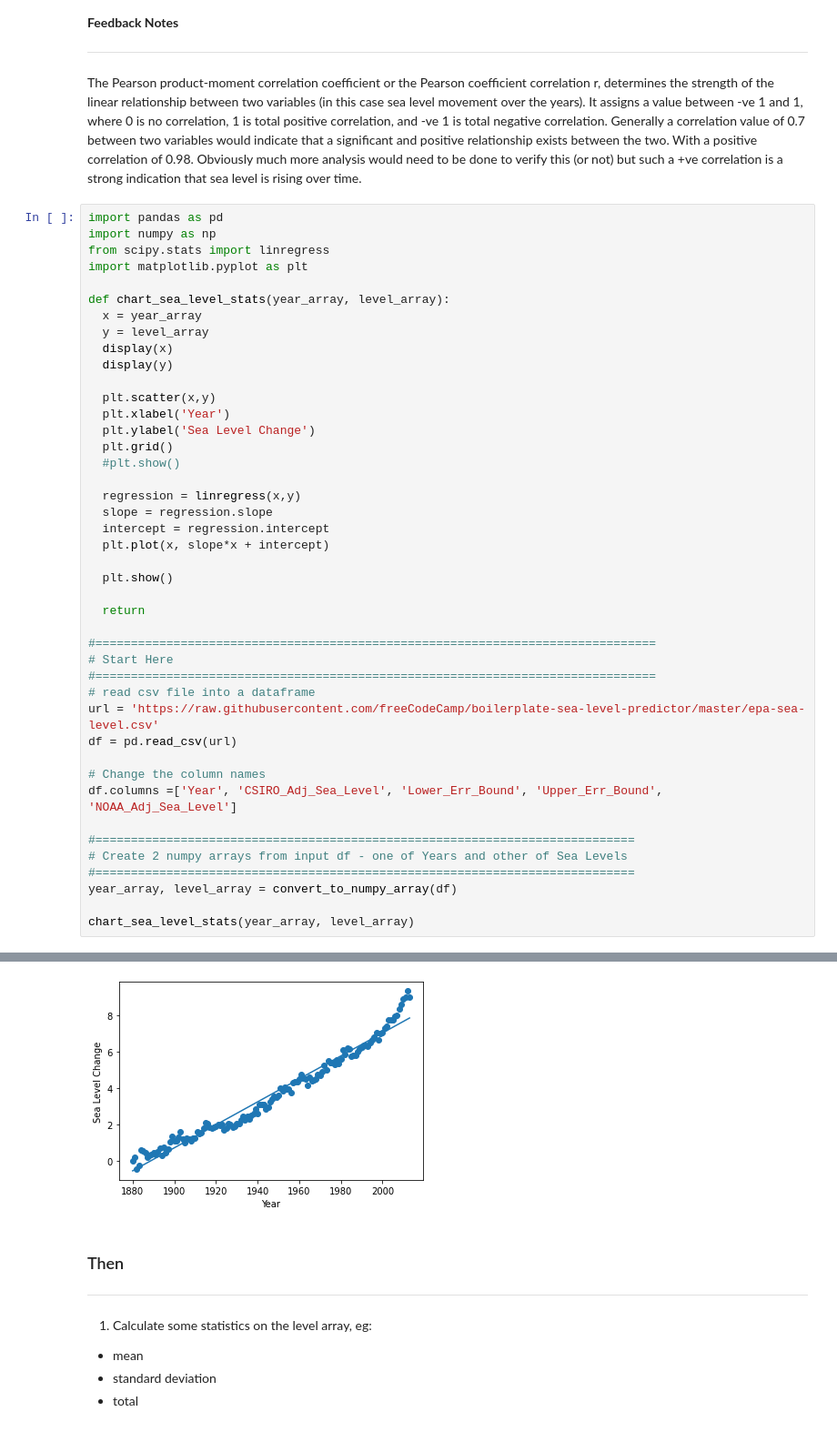
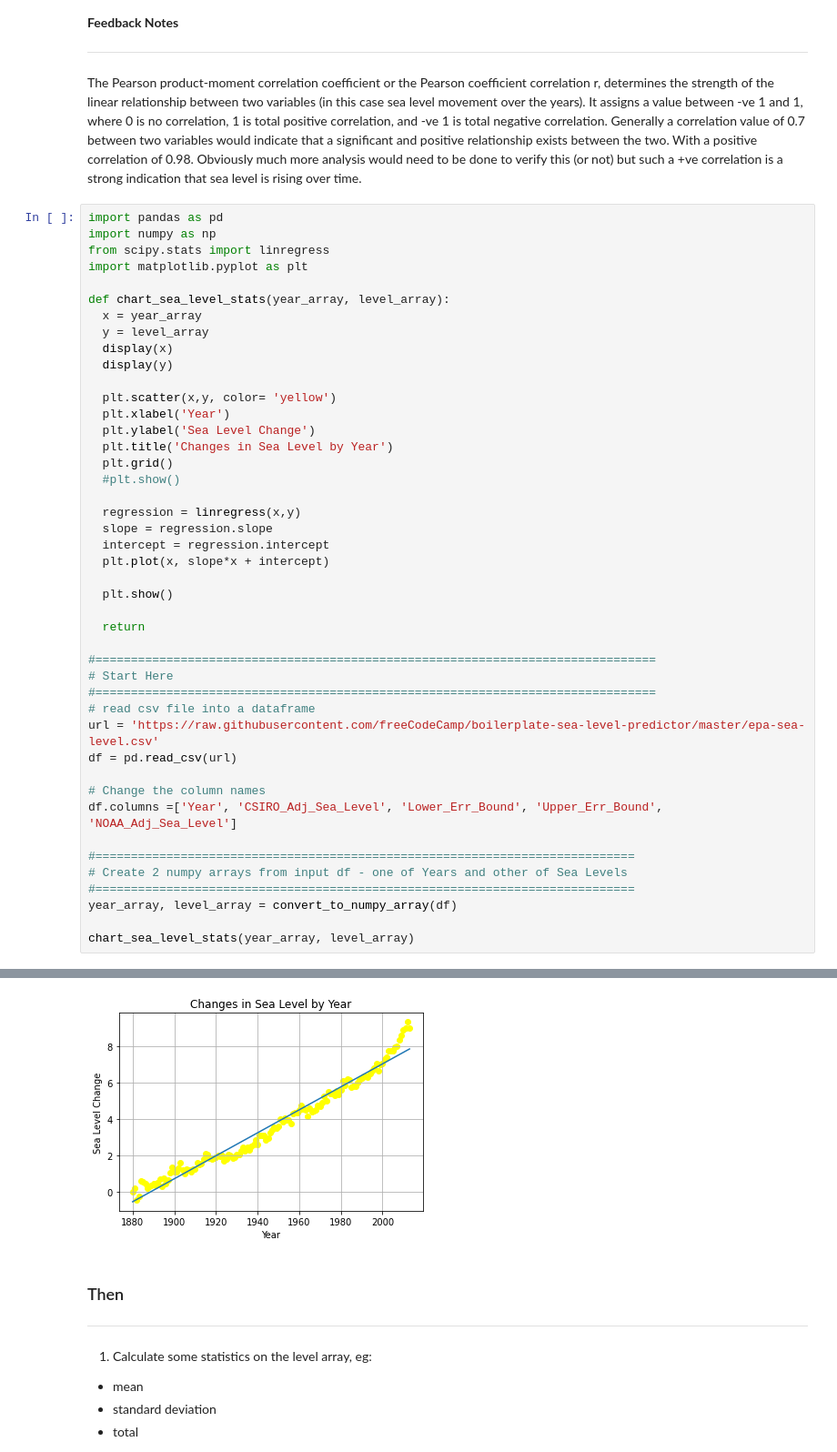
Before and after one commit to mrsferret/Code-Division, a Jupyter notebook: Projects/Sea_Level_Project.ipynb, the cells around one changed output, grey strips where cells are left out. Shown at 91% size. Cells and saved outputs as stored; diff of their text form.

```diff
--- a/Projects/Sea_Level_Project.ipynb
+++ b/Projects/Sea_Level_Project.ipynb
@@ -169,9 +169,10 @@ def chart_sea_level_stats(year_array, level_array):
   display(x)
   display(y)
 
-  plt.scatter(x,y)
+  plt.scatter(x,y, color= 'yellow')
   plt.xlabel('Year')
   plt.ylabel('Sea Level Change')
+  plt.title('Changes in Sea Level by Year')
   plt.grid()
   #plt.show()
 
@@ -204,34 +205,34 @@ chart_sea_level_stats(year_array, level_array)
 array([1880, 1881, 1882, 1883, 1884, 1885, 1886, 1887, 1888, 1889, 1890,
        1891, 1892, 1893, 1894, 1895, 1896, 1897, 1898, 1899, 1900, 1901,
        1902, 1903, 1904, 1905, 1906, 1907, 1908, 1909, 1910, 1911, 1912,
        1913, 1914, 1915, 1916, 1917, 1918, 1919, 1920, 1921, 1922, 1923,
        1924, 1925, 1926, 1927, 1928, 1929, 1930, 1931, 1932, 1933, 1934,
        1935, 1936, 1937, 1938, 1939, 1940, 1941, 1942, 1943, 1944, 1945,
        1946, 1947, 1948, 1949, 1950, 1951, 1952, 1953, 1954, 1955, 1956,
        1957, 1958, 1959, 1960, 1961, 1962, 1963, 1964, 1965, 1966, 1967,
        1968, 1969, 1970, 1971, 1972, 1973, 1974, 1975, 1976, 1977, 1978,
        1979, 1980, 1981, 1982, 1983, 1984, 1985, 1986, 1987, 1988, 1989,
        1990, 1991, 1992, 1993, 1994, 1995, 1996, 1997, 1998, 1999, 2000,
        2001, 2002, 2003, 2004, 2005, 2006, 2007, 2008, 2009, 2010, 2011,
        2012, 2013], dtype=int16)
 array([ 0.        ,  0.22047244, -0.44094488, -0.23228346,  0.59055118,
         0.53149606,  0.43700787,  0.21653543,  0.2992126 ,  0.36220472,
         0.44094488,  0.37401575,  0.5       ,  0.68503937,  0.30314961,
         0.76771654,  0.46850394,  0.67322835,  1.04330709,  1.33858268,
         1.12598425,  1.11023622,  1.29133858,  1.60629921,  1.2007874 ,
         0.98425197,  1.2519685 ,  1.19685039,  1.0984252 ,  1.27559055,
         1.27165354,  1.59842519,  1.47637795,  1.54724409,  1.79527559,
         2.10629921,  2.03149606,  1.85433071,  1.79133858,  1.85433071,
         1.90551181,  1.98818897,  1.9527559 ,  2.        ,  1.71259842,
         1.79133858,  2.04724409,  2.00393701,  1.8503937 ,  1.90551181,
         2.06299212,  2.04724409,  2.27165354,  2.44094488,  2.22834645,
         2.4488189 ,  2.29527559,  2.51968504,  2.62204724,  2.82677165,
 ... (11 lines left out)
         6.61811023,  6.78740157,  7.06692913,  6.66535432,  7.01181102,
         7.06299212,  7.28740157,  7.38188976,  7.75984251,  7.74015747,
         7.74409448,  7.91732283,  7.99606298,  8.35039369,  8.58661416,
         8.90157479,  8.96456692,  9.32677164,  8.98031495])
-[figure, old version]
+[figure, new version]
 # %% [markdown]
 ### Then
 ---
```
